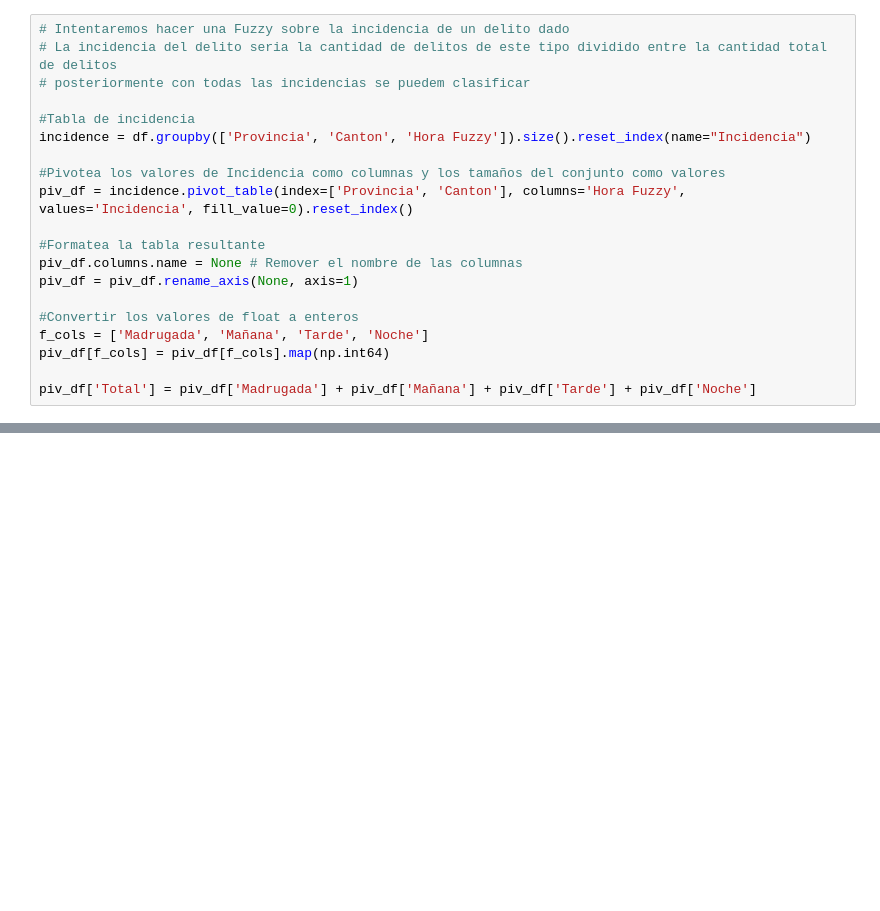
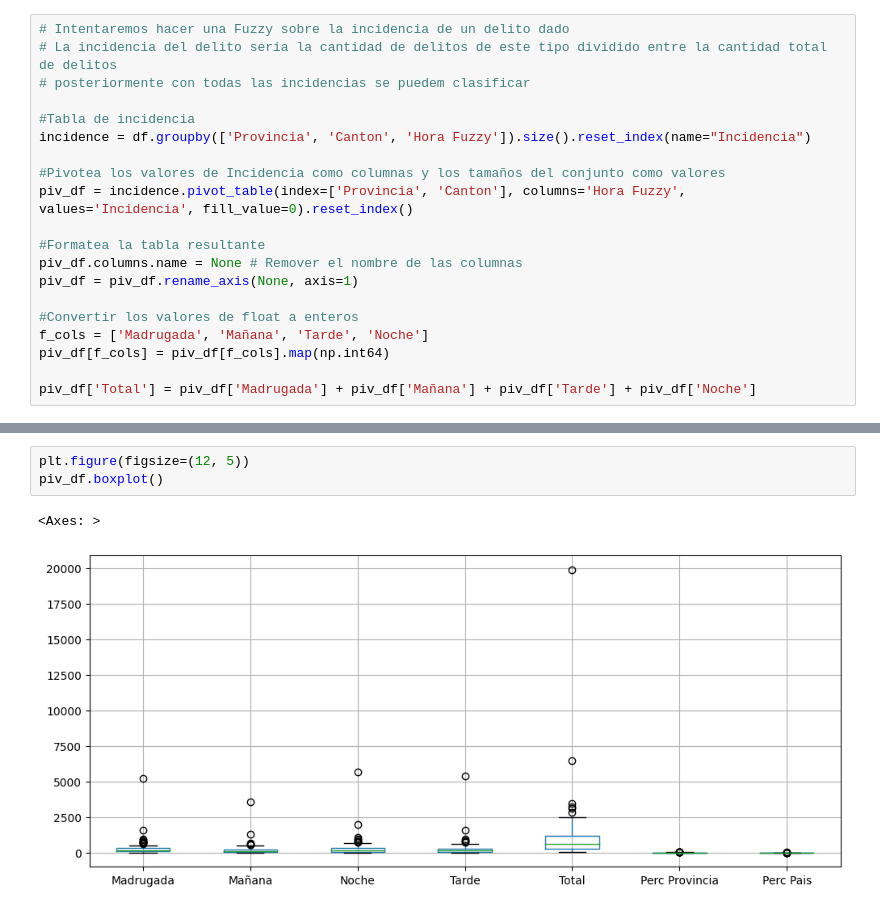
Before and after one commit to gianfranco7/proyecto_pswe19, a Jupyter notebook: EDA.ipynb, the cells around one changed output, grey strips where cells are left out. Saved outputs shown, nothing was run; the diff lists cells and outputs as text; blank space fills up the shorter version.

```diff
--- a/EDA.ipynb
+++ b/EDA.ipynb
@@ -303,0 +333,6 @@ piv_df.to_csv('incidencia.csv')
+# %%
+plt.figure(figsize=(12, 5))
+piv_df.boxplot()
+# %% [output]
+<Axes: >
+[figure, added]
```
Also changed, not shown: parts of 10 cells of this notebook, 1 other file.
